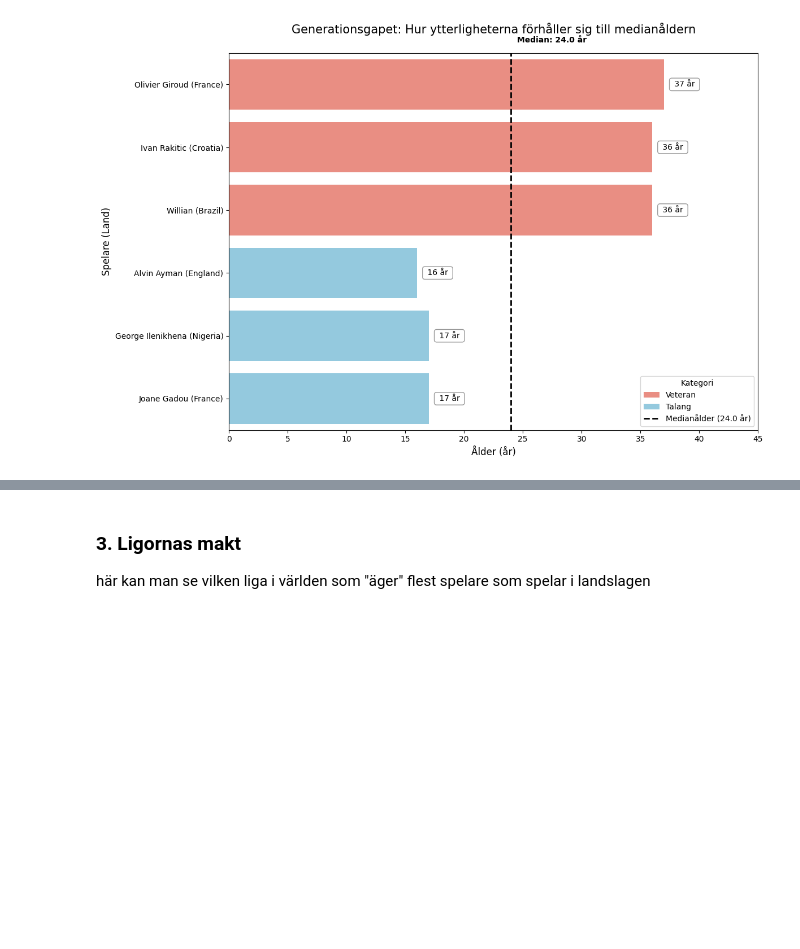
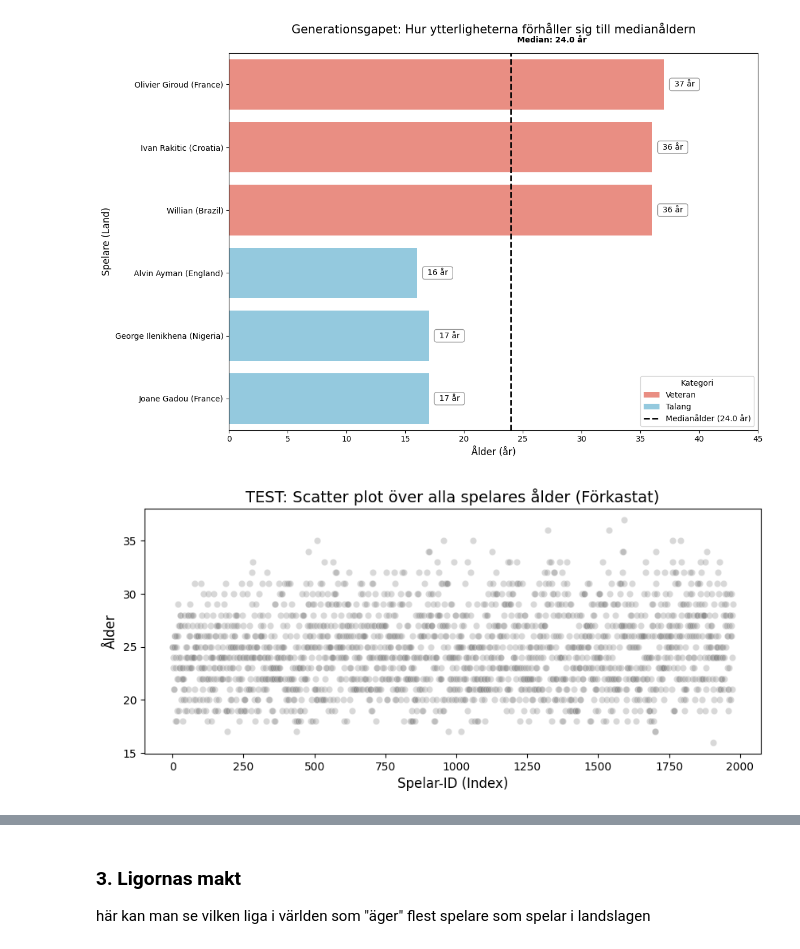
Before and after one commit to webcrunch/kk1-fifa-2026-analysis, a Jupyter notebook: final_fifa.ipynb, the cells around one changed output, grey strips where cells are left out. Saved outputs shown, nothing was run; the diff lists cells and outputs as text; code cells hidden in the pictures; blank space fills up the shorter version.

Commit message:
adderade två nya diagram för att kunna visa på hur gammla alla spelarna var inte bara de yngsta och äldsta

```diff
--- a/final_fifa.ipynb
+++ b/final_fifa.ipynb
@@ -522,3 +522,15 @@ plt.tight_layout()
 plt.show()
 # %% [output]
 [figure]
+# %%
+plt.figure(figsize=(10, 4))
+
+# Vi plottar spelarnas index mot deras ålder
+sns.scatterplot(x=df_players.index, y=df_players["Age"], alpha=0.3, color="gray")
+
+plt.title("TEST: Scatter plot över alla spelares ålder (Förkastat)", fontsize=14)
+plt.xlabel("Spelar-ID (Index)", fontsize=12)
+plt.ylabel("Ålder", fontsize=12)
+plt.show()
+# %% [output]
+[figure, added]
```
Also changed, not shown: parts of 2 cells of this notebook.
